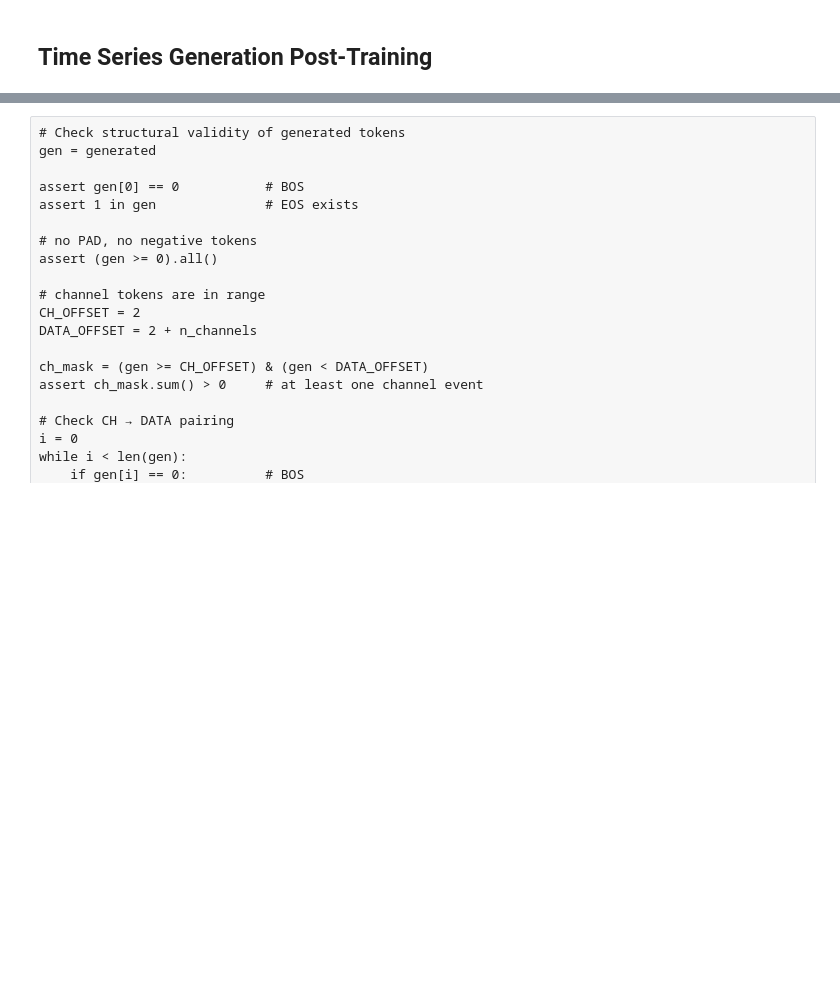
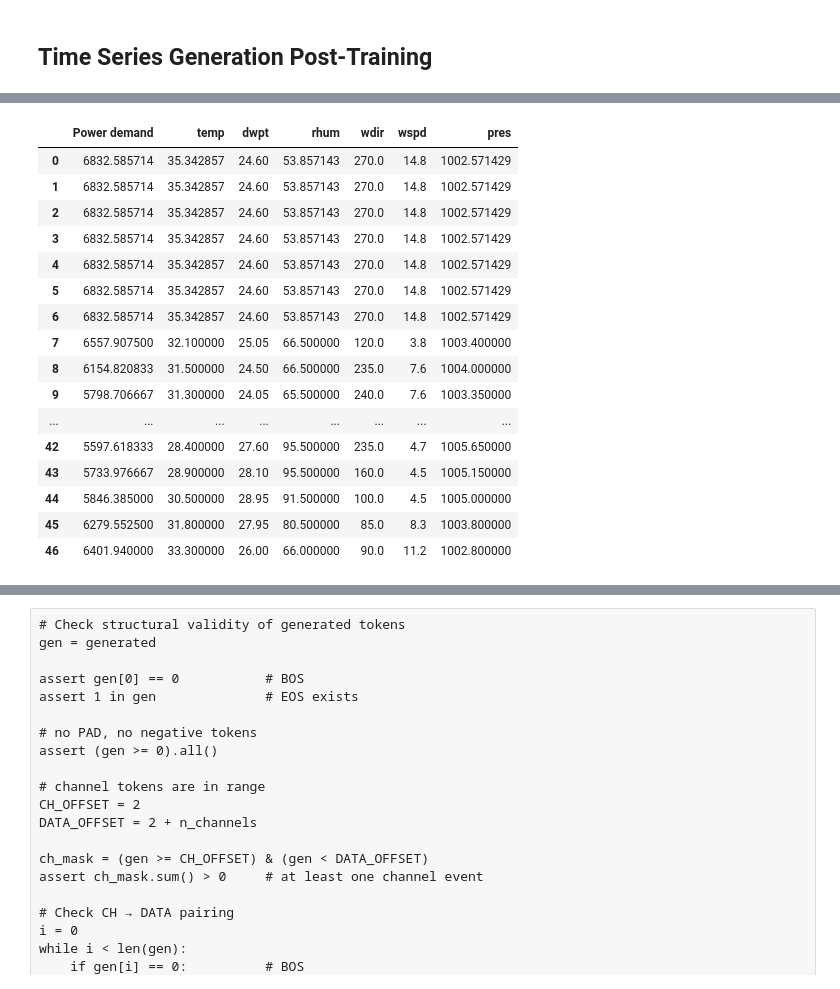
Before and after one commit to martinlie/vector-tokenizer, a Jupyter notebook: vector-tokenizer/2b tokenize2.ipynb, the cells around one changed output, grey strips where cells are left out. Cells and saved outputs as stored; diff of their text form; code cells hidden in the pictures; blank space fills up the shorter version.

```diff
--- a/vector-tokenizer/2b tokenize2.ipynb
+++ b/vector-tokenizer/2b tokenize2.ipynb
@@ -656,0 +1007,21 @@ Array([  0,   2, 159, ...,   8, 119,   1], dtype=int32)
+# %%
+Y_test = X.iloc[t+max_new_tokens:t+max_new_tokens+len(Y_rec)].reset_index(drop=True)
+Y_test
+# %% [output]
+|  | Power demand | temp | dwpt | rhum | wdir | wspd | pres |
+| 0 | 6832.585714 | 35.342857 | 24.60 | 53.857143 | 270.0 | 14.8 | 1002.571429 |
+| 1 | 6832.585714 | 35.342857 | 24.60 | 53.857143 | 270.0 | 14.8 | 1002.571429 |
+| 2 | 6832.585714 | 35.342857 | 24.60 | 53.857143 | 270.0 | 14.8 | 1002.571429 |
+| 3 | 6832.585714 | 35.342857 | 24.60 | 53.857143 | 270.0 | 14.8 | 1002.571429 |
+| 4 | 6832.585714 | 35.342857 | 24.60 | 53.857143 | 270.0 | 14.8 | 1002.571429 |
+| 5 | 6832.585714 | 35.342857 | 24.60 | 53.857143 | 270.0 | 14.8 | 1002.571429 |
+| 6 | 6832.585714 | 35.342857 | 24.60 | 53.857143 | 270.0 | 14.8 | 1002.571429 |
+| 7 | 6557.907500 | 32.100000 | 25.05 | 66.500000 | 120.0 | 3.8 | 1003.400000 |
+| 8 | 6154.820833 | 31.500000 | 24.50 | 66.500000 | 235.0 | 7.6 | 1004.000000 |
+| 9 | 5798.706667 | 31.300000 | 24.05 | 65.500000 | 240.0 | 7.6 | 1003.350000 |
+| ... | ... | ... | ... | ... | ... | ... | ... |
+| 42 | 5597.618333 | 28.400000 | 27.60 | 95.500000 | 235.0 | 4.7 | 1005.650000 |
+| 43 | 5733.976667 | 28.900000 | 28.10 | 95.500000 | 160.0 | 4.5 | 1005.150000 |
+| 44 | 5846.385000 | 30.500000 | 28.95 | 91.500000 | 100.0 | 4.5 | 1005.000000 |
+| 45 | 6279.552500 | 31.800000 | 27.95 | 80.500000 | 85.0 | 8.3 | 1003.800000 |
+| 46 | 6401.940000 | 33.300000 | 26.00 | 66.000000 | 90.0 | 11.2 | 1002.800000 |
```
Also changed, not shown: parts of 13 cells of this notebook.
